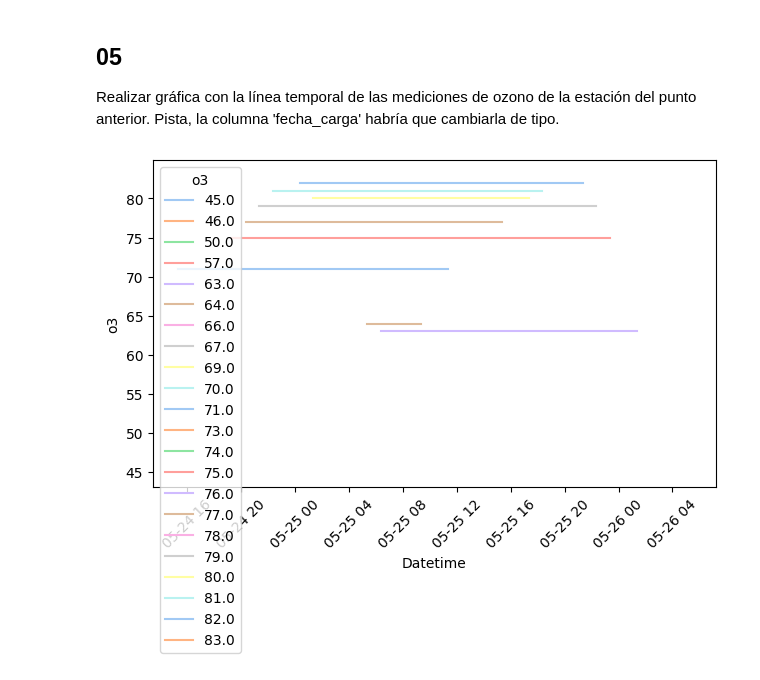
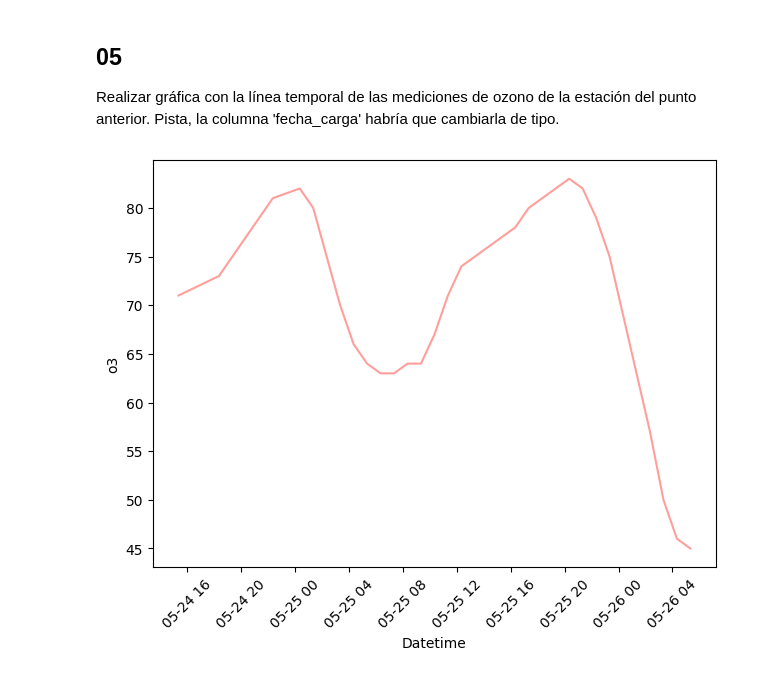
Before and after one commit to fresvel/01MIAR_VIDEO, a Jupyter notebook: 01MAIR_ACT_Video.ipynb, the cells around one changed output. Saved outputs shown, nothing was run; the diff lists cells and outputs as text; code cells hidden in the pictures.

```diff
--- a/01MAIR_ACT_Video.ipynb
+++ b/01MAIR_ACT_Video.ipynb
@@ -178,16 +178,16 @@ Realizar gráfica con  la línea temporal de las mediciones de ozono de la estac
 # %%
 # Your solution here...
 dataframe["fecha_carga"]=fechas_normalize
 fig, axes= plt.subplots()
 axes.set_xlabel("Datetime")
-color=sns.color_palette()
+color=sns.color_palette("pastel")[3]
 sns.lineplot(data=dataframe[dataframe["nombre"]=="Pista de Silla"],
              x="fecha_carga",
              y="o3",
              ax=axes,
-             palette="pastel", hue="o3")
+             color=color)
 plt.tight_layout()
 plt.xticks(rotation=45)
 plt.show()
 # %% [output]
-[figure, old version]
+[figure, new version]
```
